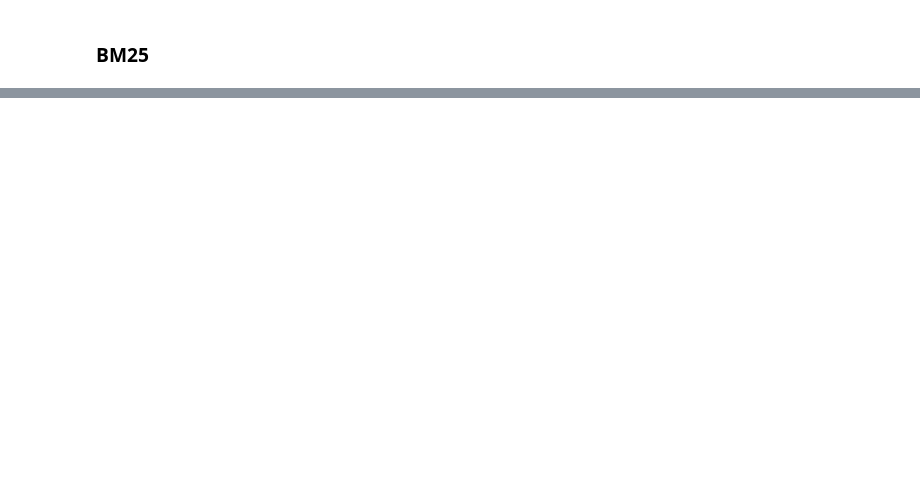
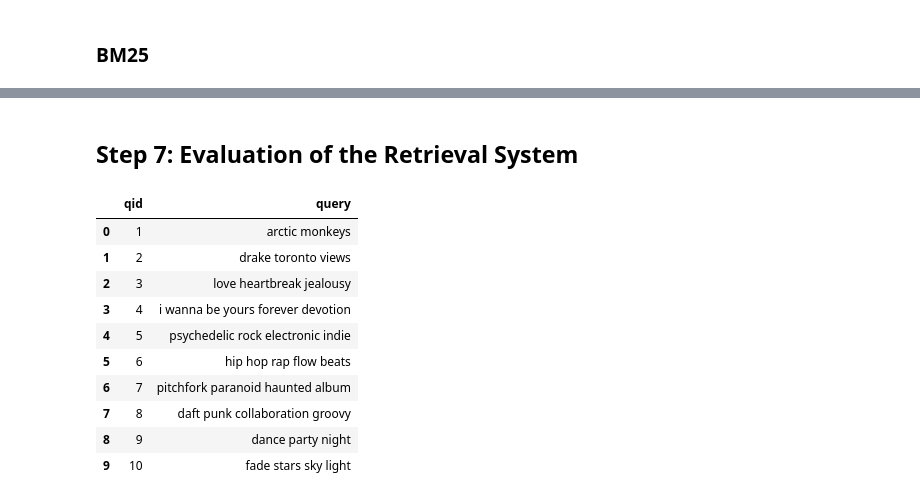
Before and after one commit to nunollages/IPAI, a Jupyter notebook: Code.ipynb, the cells around one changed output, grey strips where cells are left out. Saved outputs shown, nothing was run; the diff lists cells and outputs as text; code cells hidden in the pictures; blank space fills up the shorter version.

```diff
--- a/Code.ipynb
+++ b/Code.ipynb
@@ -1134,0 +1240,39 @@ bm25_search("I Wanna Be Yours ", top_k=5)
+# %% [markdown]
+## Step 7: Evaluation of the Retrieval System
+# %%
+queries = [
+    # Queries diretas por título/artista — devem ter resultados óbvios
+    {"qid": 1, "query": "arctic monkeys"},
+    {"qid": 2, "query": "drake toronto views"},
+
+    # Queries por tema lírico — testam a qualidade do IR nas letras
+    {"qid": 3, "query": "love heartbreak jealousy"},
+    {"qid": 4, "query": "i wanna be yours forever devotion"},
+
+    # Queries por género/sonoridade — testam o campo genre + reviews
+    {"qid": 5, "query": "psychedelic rock electronic indie"},
+    {"qid": 6, "query": "hip hop rap flow beats"},
+
+    # Queries baseadas em conteúdo das reviews — testam se as reviews ajudam
+    {"qid": 7, "query": "pitchfork paranoid haunted album"},
+    {"qid": 8, "query": "daft punk collaboration groovy"},
+
+    # Queries ambíguas — testam robustez dos modelos
+    {"qid": 9, "query": "dance party night"},
+    {"qid": 10, "query": "fade stars sky light"}
+]
+
+df_q = pd.DataFrame(queries)
+df_q
+# %% [output]
+|  | qid | query |
+| 0 | 1 | arctic monkeys |
+| 1 | 2 | drake toronto views |
+| 2 | 3 | love heartbreak jealousy |
+| 3 | 4 | i wanna be yours forever devotion |
+| 4 | 5 | psychedelic rock electronic indie |
+| 5 | 6 | hip hop rap flow beats |
+| 6 | 7 | pitchfork paranoid haunted album |
+| 7 | 8 | daft punk collaboration groovy |
+| 8 | 9 | dance party night |
+| 9 | 10 | fade stars sky light |
```
Also changed, not shown: parts of 30 cells of this notebook.
